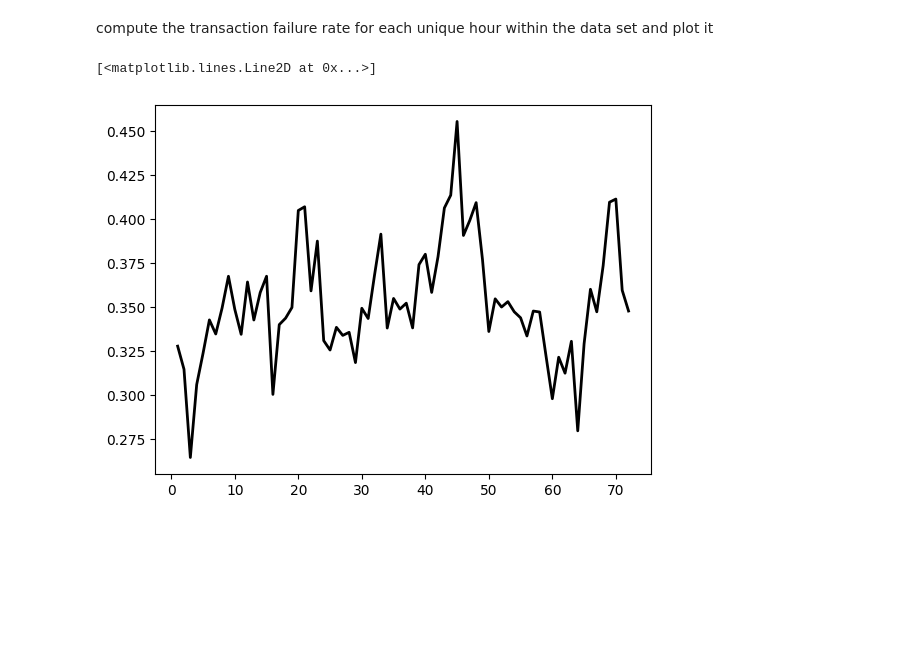
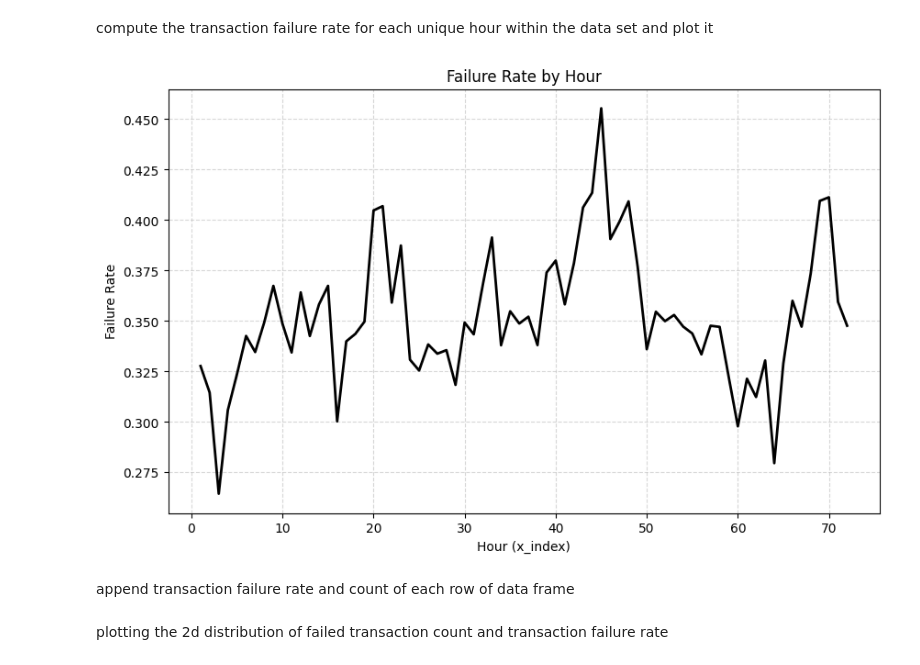
Before and after one commit to Jacob-J-Richards/Personal_save, a Jupyter notebook: Python/Transaction_Failure_Python.ipynb, the cells around one changed output. Cells and saved outputs as stored; diff of their text form; code cells hidden in the pictures; blank space fills up the shorter version.

```diff
--- a/Python/Transaction_Failure_Python.ipynb
+++ b/Python/Transaction_Failure_Python.ipynb
@@ -29,25 +29,37 @@ transactions.columns = ["t", "s", "mid", "pmt", "pg", "subtype", "hr", "bank"]
 # %% [markdown]
 compute the transaction failure rate for each unique hour within the data set and plot it
 # %%
-unique_hours = sorted(transactions['hr'].unique())
+def plot_failure_rate(dataframe):
+    unique_hours = sorted(dataframe['hr'].unique())
 
-t_by_hour = transactions.groupby('hr')['t'].sum()
-s_by_hour = transactions.groupby('hr')['s'].sum()
+    t_by_hour = dataframe.groupby('hr')['t'].sum()
+    s_by_hour = dataframe.groupby('hr')['s'].sum()
 
-failure_count = t_by_hour - s_by_hour
-failure_rate = failure_count / t_by_hour
+    failure_count = t_by_hour - s_by_hour
+    failure_rate = failure_count / t_by_hour
 
-plot_failure_rate = pd.DataFrame({
-    'hours': unique_hours,
-    'failure_rate': failure_rate,
-    'x_index': np.arange(1,73)
-})
+    plot_data = pd.DataFrame({
+        'hours': unique_hours,
+        'failure_rate': failure_rate.values,
+        'x_index': np.arange(1, len(unique_hours) + 1)
+    })
 
-plt.plot(
-    plot_failure_rate['x_index'],
-    plot_failure_rate['failure_rate'],
-    color = 'black', linewidth=2
-)
+    plt.figure(figsize=(10, 6))
+    plt.plot(
+        plot_data['x_index'],
+        plot_data['failure_rate'],
+        color='black',
+        linewidth=2
+    )
+    plt.title("Failure Rate by Hour")
+    plt.xlabel("Hour (x_index)")
+    plt.ylabel("Failure Rate")
+    plt.grid(True, linestyle='--', alpha=0.5)
+    plt.show()
+
+
+plot_failure_rate(transactions)
 # %% [output]
-[<matplotlib.lines.Line2D at 0x...>]
-[figure, old version]
+[figure, new version]
+# %% [markdown]
+append transaction failure rate and count of each row of data frame
@@ -53,0 +69,2 @@ plt.plot(
+# %% [markdown]
+plotting the 2d distribution of failed transaction count and transaction failure rate
```
Also changed, not shown: parts of 9 cells of this notebook.
